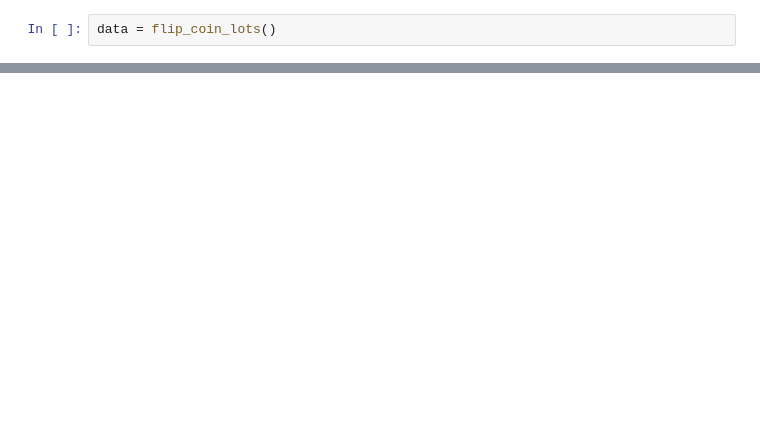
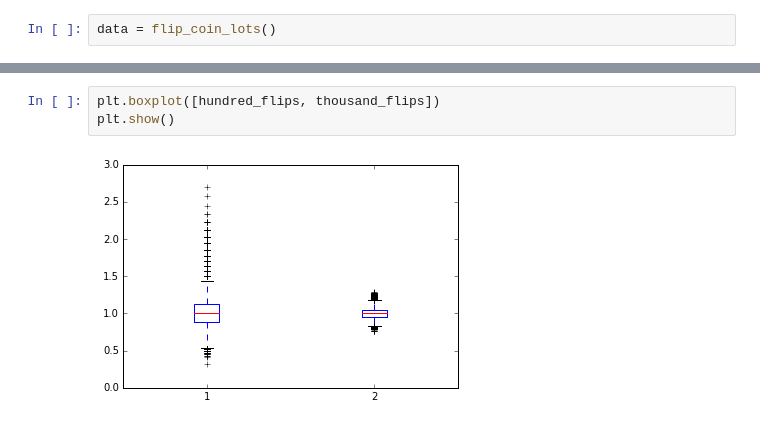
Before and after one commit to achescheir/flipping-out, a Jupyter notebook: coin-flips.ipynb, the cells around one changed output, grey strips where cells are left out. Drawn from its saved outputs; the diff is of its cells as text; blank space fills up the shorter version.

```diff
--- a/coin-flips.ipynb
+++ b/coin-flips.ipynb
@@ -85,0 +104,5 @@ plt.show()
+# %%
+plt.boxplot([hundred_flips, thousand_flips])
+plt.show()
+# %% [output]
+[figure, added]
```
Also changed, not shown: parts of 9 cells of this notebook.
